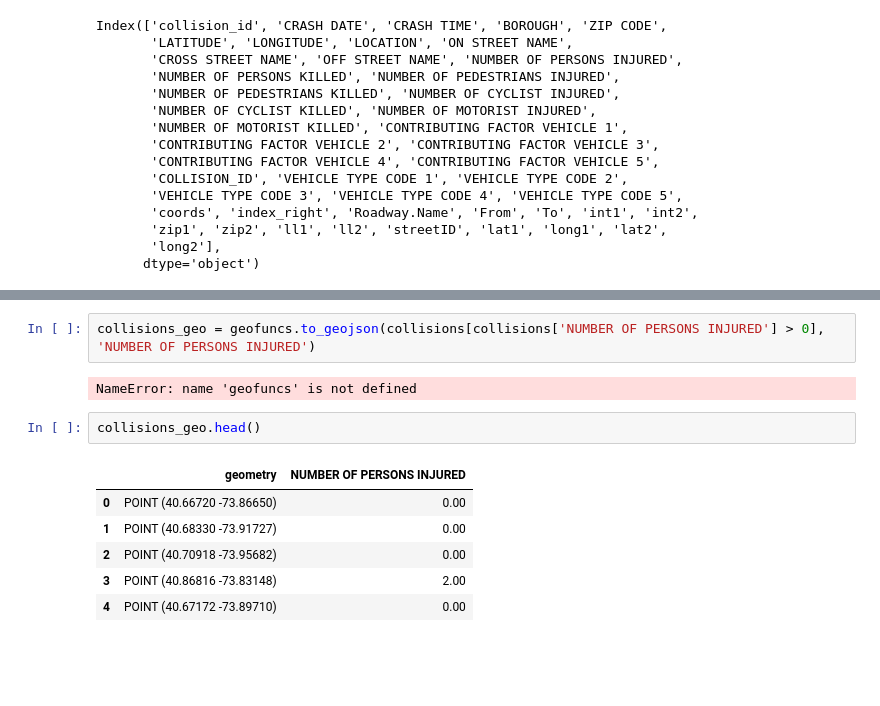
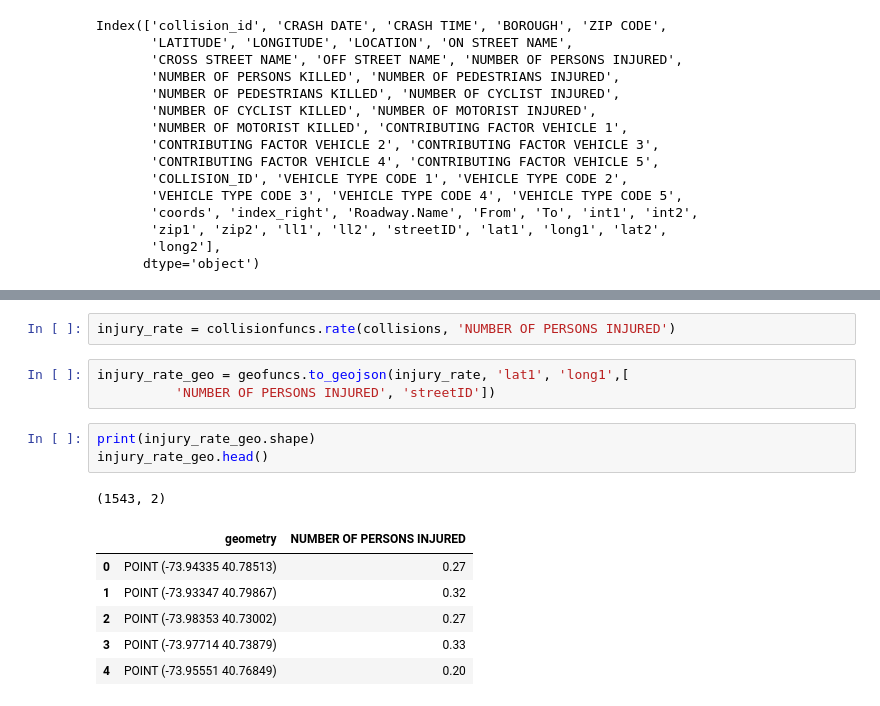
Before and after one commit to aj-cooke/NYC-Traffic-Accidents, a Jupyter notebook: collisions_analysis.ipynb, the cells around one changed output, grey strips where cells are left out. Cells and saved outputs as stored; diff of their text form; blank space fills up the shorter version.

```diff
--- a/collisions_analysis.ipynb
+++ b/collisions_analysis.ipynb
@@ -64,14 +62,17 @@ ax = gplt.polyplot(boroughs)
+# %%
+injury_rate = collisionfuncs.rate(collisions, 'NUMBER OF PERSONS INJURED')
 # %%
-collisions_geo = geofuncs.to_geojson(collisions[collisions['NUMBER OF PERSONS INJURED'] > 0], 'NUMBER OF PERSONS INJURED')
+injury_rate_geo = geofuncs.to_geojson(injury_rate, 'lat1', 'long1',[
+          'NUMBER OF PERSONS INJURED', 'streetID'])
-# %% [output]
-NameError: name 'geofuncs' is not defined
-# %%
-collisions_geo.head()
-# %% [output]
-|  | geometry | NUMBER OF PERSONS INJURED |
-| 0 | POINT (40.66720 -73.86650) | 0.00 |
-| 1 | POINT (40.68330 -73.91727) | 0.00 |
-| 2 | POINT (40.70918 -73.95682) | 0.00 |
-| 3 | POINT (40.86816 -73.83148) | 2.00 |
-| 4 | POINT (40.67172 -73.89710) | 0.00 |
+# %%
+print(injury_rate_geo.shape)
+injury_rate_geo.head()
+# %% [output]
+(1543, 2)
+|  | geometry | NUMBER OF PERSONS INJURED |
+| 0 | POINT (-73.94335 40.78513) | 0.27 |
+| 1 | POINT (-73.93347 40.79867) | 0.32 |
+| 2 | POINT (-73.98353 40.73002) | 0.27 |
+| 3 | POINT (-73.97714 40.73879) | 0.33 |
+| 4 | POINT (-73.95551 40.76849) | 0.20 |
 # %%
```
Also changed, not shown: parts of 6 cells of this notebook, 2 other files.
